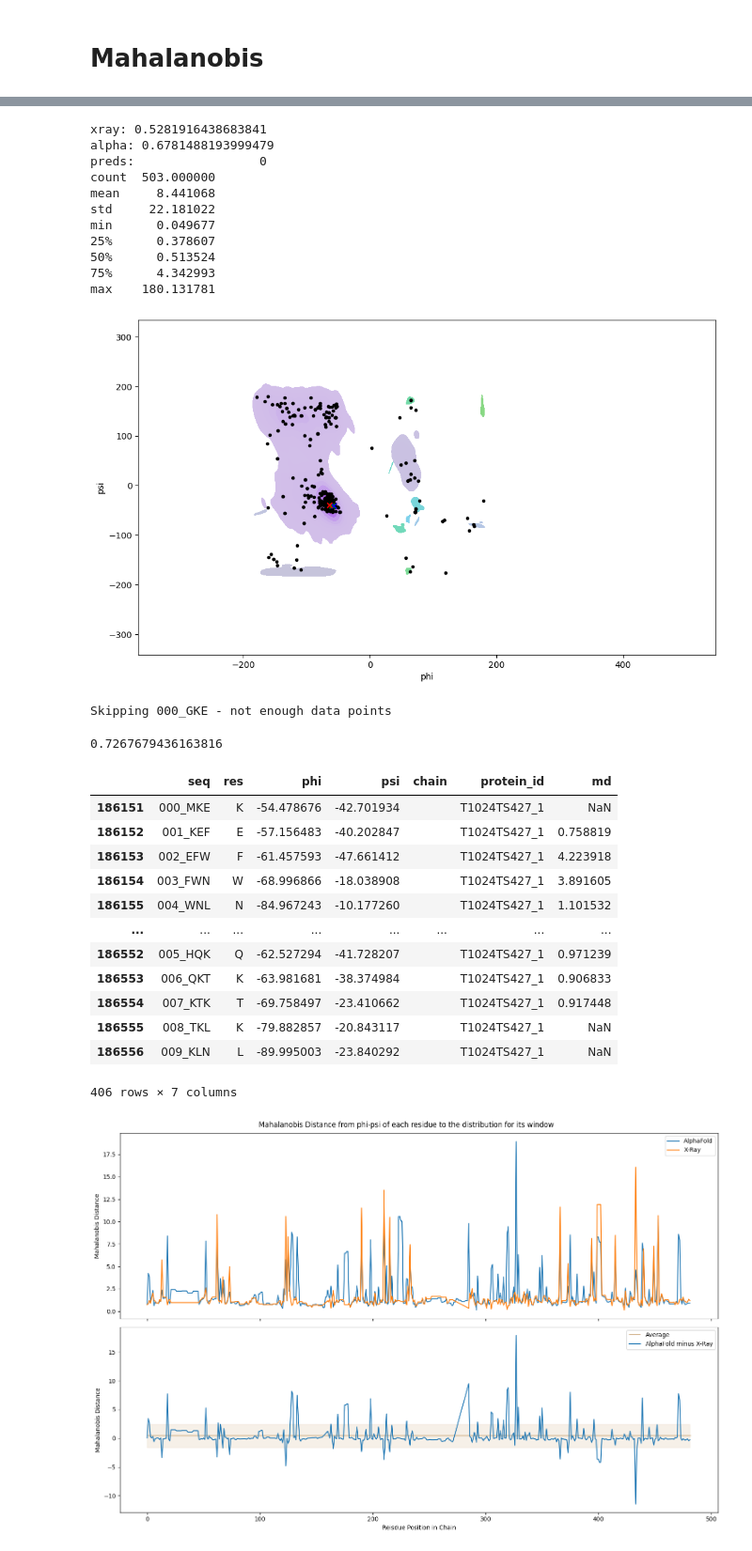
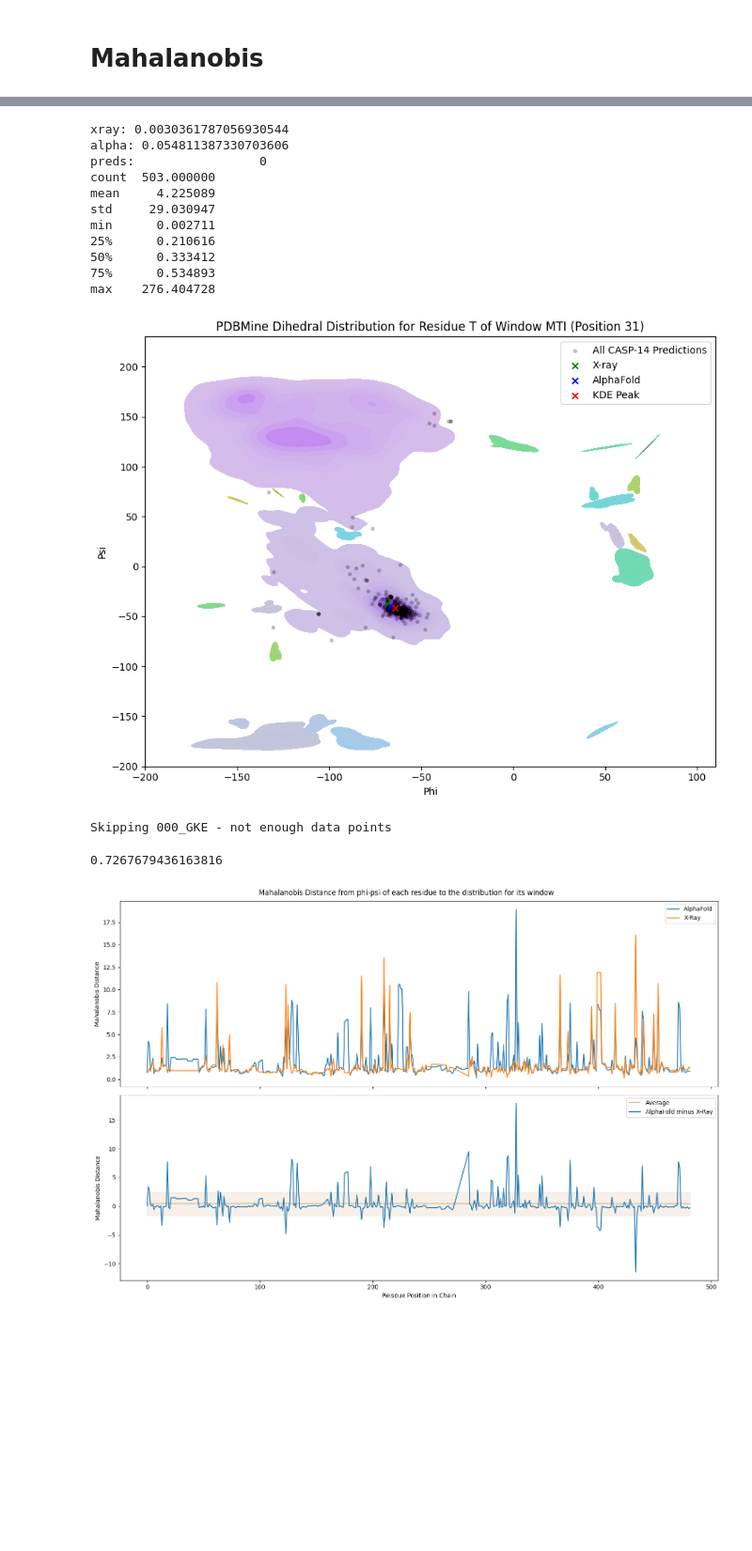
Before and after one commit to Musa-Azeem/protein-dihedral-visualization, a Jupyter notebook: casp.ipynb, the cells around one changed output, grey strips where cells are left out. Shown at 94% size. Drawn from its saved outputs; the diff is of its cells as text; code cells hidden in the pictures; blank space fills up the shorter version.

```diff
--- a/casp.ipynb
+++ b/casp.ipynb
@@ -297,58 +325,77 @@ import matplotlib.pyplot as plt
 from scipy.stats import gaussian_kde
 
 
-seq = '001_KEF'
+seq = '031_MTI'
 phi_psi_dist = phi_psi_mined_by_window.loc[phi_psi_mined_by_window.seq == seq][['phi','psi']]
 
 # Find clusters
-clustering = DBSCAN(eps=10, min_samples=3).fit(phi_psi_dist.values)
+clustering = DBSCAN(eps=7, min_samples=3).fit(phi_psi_dist.values)
 phi_psi_dist['cluster'] = clustering.labels_
 
 # Find most probable data point and the cluster it belongs to
 kernel = gaussian_kde(phi_psi_dist[['phi','psi']].T)
 phi_psi_most_likely_idx = kernel(phi_psi_dist[['phi','psi']].T).argmax()
 phi_psi_c = phi_psi_dist.loc[phi_psi_dist.cluster == phi_psi_dist.iloc[phi_psi_most_likely_idx].cluster, ['phi','psi']].values
 
 # Mahalanobis distance to most common cluster
 cov = np.cov(phi_psi_c.T)
 icov = np.linalg.inv(cov)
 
 # xray
 xray = xray_phi_psi[xray_phi_psi.seq == seq][['phi','psi']].values
 md_xray = (xray - phi_psi_c.mean(axis=0)) @ icov @ (xray - phi_psi_c.mean(axis=0)).T
 
 # alphafold to most common cluster
 alpha = phi_psi_predictions_by_window[(phi_psi_predictions_by_window.protein_id == 'T1024TS427_1') & (phi_psi_predictions_by_window.seq == seq)][['phi','psi']].values
 md_alpha = (alpha - phi_psi_c.mean(axis=0)) @ icov @ (alpha - phi_psi_c.mean(axis=0)).T
 
 # Other predictions
 preds = phi_psi_predictions_by_window[phi_psi_predictions_by_window.seq == seq][['phi','psi']].values
 icov = np.repeat(np.expand_dims(icov, 0), preds.shape[0], axis=0) # expand for batch matrix multiplication
 md_preds = md = (np.expand_dims((preds - phi_psi_c.mean(axis=0)), 1) @ icov @ np.expand_dims((preds - phi_psi_c.mean(axis=0)), 2)).squeeze()
 
-fig, ax = plt.subplots(figsize=(12,7))
+fig, ax = plt.subplots(figsize=(9,7))
 sns.kdeplot(data=phi_psi_dist, x='phi', y='psi', hue='cluster', palette='viridis', ax=ax, fill=True, legend=False)
-ax.scatter(preds[:,0], preds[:,1], color='black', marker='.')
-ax.scatter(xray[0,0], xray[0,1], color='green', marker='x')
-ax.scatter(alpha[0,0], alpha[0,1], color='blue', marker='x')
-ax.scatter(phi_psi_dist.iloc[phi_psi_most_likely_idx].phi, phi_psi_dist.iloc[phi_psi_most_likely_idx].psi, color='red', marker='x')
+ax.scatter(preds[:,0], preds[:,1], color='black', marker='.', alpha=0.2, label='All CASP-14 Predictions')
+ax.scatter(xray[0,0], xray[0,1], color='green', marker='x', label='X-ray')
+ax.scatter(alpha[0,0], alpha[0,1], color='blue', marker='x', label='AlphaFold')
+ax.scatter(phi_psi_dist.iloc[phi_psi_most_likely_idx].phi, phi_psi_dist.iloc[phi_psi_most_likely_idx].psi, color='red', marker='x', label='KDE Peak')
+ax.set_xlim(-200, 110)
+ax.set_ylim(-200, 230)
+ax.set_xlabel('Phi')
+ax.set_ylabel('Psi')
+ax.set_title(f'PDBMine Dihedral Distribution for Residue T of Window MTI (Position 31)')
+ax.legend()
+plt.tight_layout()
+
+# Zoomed in
+# fig, ax = plt.subplots(figsize=(7,5))
+# sns.kdeplot(data=phi_psi_dist, x='phi', y='psi', hue='cluster', palette='viridis', ax=ax, fill=True, legend=False)
+# ax.scatter(preds[:,0], preds[:,1], color='black', marker='.', alpha=0.2, label='All CASP-14 Predictions')
+# ax.scatter(xray[0,0], xray[0,1], color='green', marker='x', s=100, label='X-ray')
+# ax.scatter(alpha[0,0], alpha[0,1], color='blue', marker='x', s=100, label='AlphaFold')
+# ax.scatter(phi_psi_dist.iloc[phi_psi_most_likely_idx].phi, phi_psi_dist.iloc[phi_psi_most_likely_idx].psi, color='red', marker='x', s=100, label='KDE Peak')
+# ax.set_xlim(-90, -40)
+# ax.set_ylim(-80, 0)
+# ax.axis('off')
+# plt.tight_layout()
 
 print('xray:', md_xray[0,0])
 print('alpha:', md_alpha[0,0])
 print('preds:', pd.DataFrame(md_preds).describe())
 # %% [output]
-xray: 0.5281916438683841
-alpha: 0.6781488193999479
+xray: 0.0030361787056930544
+alpha: 0.054811387330703606
 preds:                 0
 count  503.000000
-mean     8.441068
-std     22.181022
-min      0.049677
-25%      0.378607
-50%      0.513524
-75%      4.342993
-max    180.131781
+mean     4.225089
+std     29.030947
+min      0.002711
+25%      0.210616
+50%      0.333412
+75%      0.534893
+max    276.404728
-[figure, old version]
+[figure, new version]
 # %%
 from sklearn.cluster import DBSCAN
 import matplotlib.pyplot as plt
@@ -411,22 +458,6 @@ Skipping 000_GKE - not enough data points
 # %%
 phi_psi_predictions_by_window = pd.read_csv('phi_psi_predictions_by_window_md.csv')
 xray_phi_psi = pd.read_csv('xray_phi_psi_md.csv')
-# %%
-alpha
-# %% [output]
-|  | seq | res | phi | psi | chain | protein_id | md |
-| 186151 | 000_MKE | K | -54.478676 | -42.701934 |  | T1024TS427_1 | NaN |
-| 186152 | 001_KEF | E | -57.156483 | -40.202847 |  | T1024TS427_1 | 0.758819 |
-| 186153 | 002_EFW | F | -61.457593 | -47.661412 |  | T1024TS427_1 | 4.223918 |
-| 186154 | 003_FWN | W | -68.996866 | -18.038908 |  | T1024TS427_1 | 3.891605 |
-| 186155 | 004_WNL | N | -84.967243 | -10.177260 |  | T1024TS427_1 | 1.101532 |
-| ... | ... | ... | ... | ... | ... | ... | ... |
-| 186552 | 005_HQK | Q | -62.527294 | -41.728207 |  | T1024TS427_1 | 0.971239 |
-| 186553 | 006_QKT | K | -63.981681 | -38.374984 |  | T1024TS427_1 | 0.906833 |
-| 186554 | 007_KTK | T | -69.758497 | -23.410662 |  | T1024TS427_1 | 0.917448 |
-| 186555 | 008_TKL | K | -79.882857 | -20.843117 |  | T1024TS427_1 | NaN |
-| 186556 | 009_KLN | L | -89.995003 | -23.840292 |  | T1024TS427_1 | NaN |
-406 rows × 7 columns
 # %%
 # Plot xray vs prediction md for each residue of one prediction
 phi_psi_predictions_by_window['Source'] = 'CASP Prediction'
```
Also changed, not shown: parts of 6 cells of this notebook.
